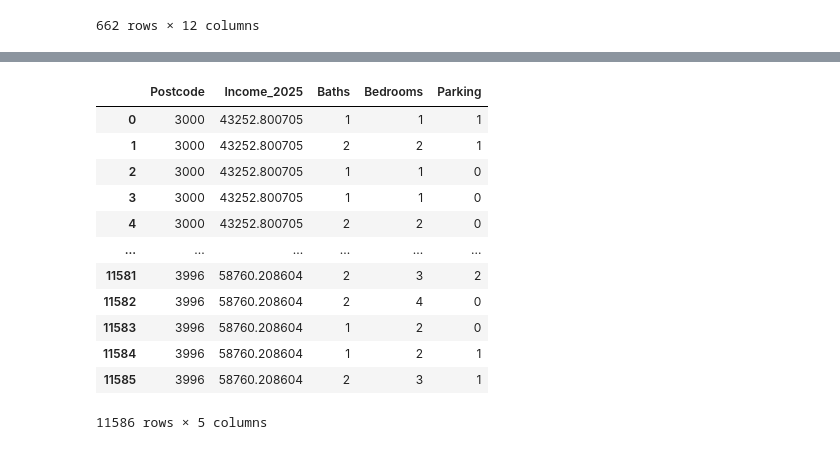
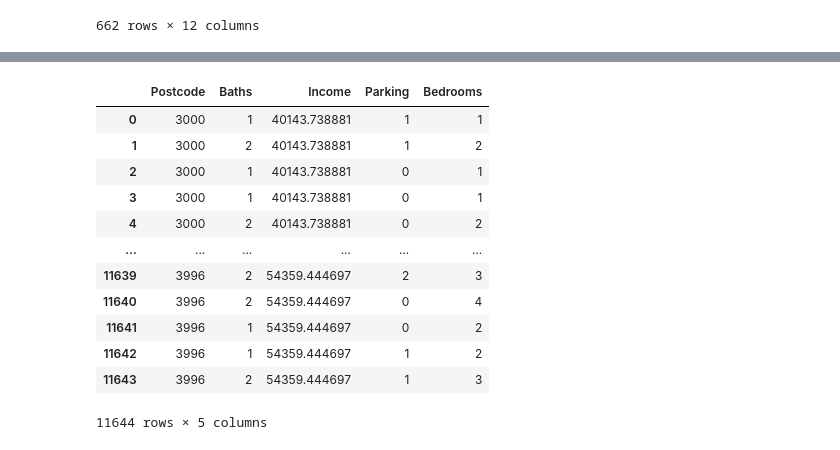
Before and after one commit to MAST30034-Applied-Data-Science/generic-real-estate-consulting-project-group50, a Jupyter notebook: draft works/RF_Model.ipynb, the cells around one changed output, grey strips where cells are left out. Saved outputs shown, nothing was run; the diff lists cells and outputs as text; code cells hidden in the pictures.

```diff
--- a/draft works/RF_Model.ipynb
+++ b/draft works/RF_Model.ipynb
@@ -241,21 +199,28 @@ data_2024
-# %%
-data_2025 = pd.merge(inc_2025, data, how='inner', on=['Postcode'])
-data_2025 = data_2025.drop(labels=['Income'],axis=1)
-data_2025 = data_2025[['Postcode', '2025', 'Baths', 'Bedrooms', 'Parking']]
-
-data_2025 = data_2025.rename(columns={'2025' : 'Income_2025'})
-data_2025
-# %% [output]
-|  | Postcode | Income_2025 | Baths | Bedrooms | Parking |
-| 0 | 3000 | 43252.800705 | 1 | 1 | 1 |
-| 1 | 3000 | 43252.800705 | 2 | 2 | 1 |
-| 2 | 3000 | 43252.800705 | 1 | 1 | 0 |
-| 3 | 3000 | 43252.800705 | 1 | 1 | 0 |
-| 4 | 3000 | 43252.800705 | 2 | 2 | 0 |
-| ... | ... | ... | ... | ... | ... |
-| 11581 | 3996 | 58760.208604 | 2 | 3 | 2 |
-| 11582 | 3996 | 58760.208604 | 2 | 4 | 0 |
-| 11583 | 3996 | 58760.208604 | 1 | 2 | 0 |
-| 11584 | 3996 | 58760.208604 | 1 | 2 | 1 |
-| 11585 | 3996 | 58760.208604 | 2 | 3 | 1 |
-11586 rows × 5 columns
+# %%
+data_2023 = data.drop(columns=['Income','Weekly Rental Price'])
+
+data_2023 = data_2023.merge(inc_2023, on='Postcode', how='left')
+
+data_2023 = data_2023.rename(columns={'2023' : 'Income'})
+
+order = ['Postcode','Baths','Income','Parking','Bedrooms']
+
+data_2023 = data_2023[order]
+
+data_2023 = data_2023.fillna(40000)
+
+data_2023
+# %% [output]
+|  | Postcode | Baths | Income | Parking | Bedrooms |
+| 0 | 3000 | 1 | 40143.738881 | 1 | 1 |
+| 1 | 3000 | 2 | 40143.738881 | 1 | 2 |
+| 2 | 3000 | 1 | 40143.738881 | 0 | 1 |
+| 3 | 3000 | 1 | 40143.738881 | 0 | 1 |
+| 4 | 3000 | 2 | 40143.738881 | 0 | 2 |
+| ... | ... | ... | ... | ... | ... |
+| 11639 | 3996 | 2 | 54359.444697 | 2 | 3 |
+| 11640 | 3996 | 2 | 54359.444697 | 0 | 4 |
+| 11641 | 3996 | 1 | 54359.444697 | 0 | 2 |
+| 11642 | 3996 | 1 | 54359.444697 | 1 | 2 |
+| 11643 | 3996 | 2 | 54359.444697 | 1 | 3 |
+11644 rows × 5 columns
```
Also changed, not shown: parts of 14 cells of this notebook.
